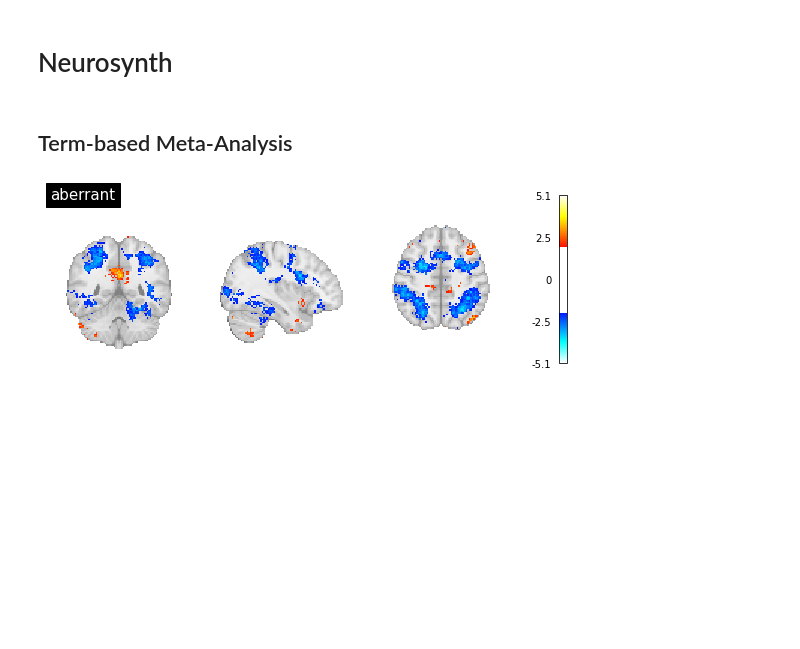
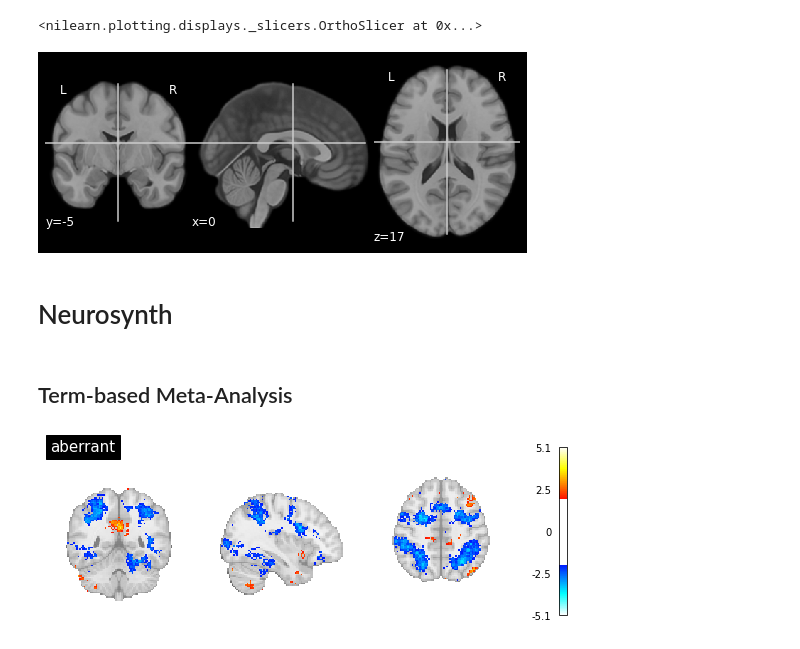
Before and after one commit to NBCLab/gradient-decoding, a Jupyter notebook: figures/meta-analysis.ipynb, the cells around one changed output. Drawn from its saved outputs; the diff is of its cells as text; code cells hidden in the pictures; blank space fills up the shorter version.

Commit message:
Update figure notebooks

```diff
--- a/figures/meta-analysis.ipynb
+++ b/figures/meta-analysis.ipynb
@@ -5,3 +9,15 @@ from utils import plot_meta_maps
+# %%
+result_dir = op.abspath("../results")
+data_dir = op.abspath("../data")
+output_dir = op.join(result_dir, "gradient_decoding")
+bg_file = op.join(data_dir, "templates", "mni152.nii.gz")
+bg_img = nib.load(bg_file)
+
+from nilearn import plotting
+plotting.plot_anat(bg_img)
+# %% [output]
+<nilearn.plotting.displays._slicers.OrthoSlicer at 0x...>
+[figure, added]
 # %% [markdown]
 # Neurosynth
 # %% [markdown]
```
Also changed, not shown: parts of 8 cells of this notebook, 4 other files.
